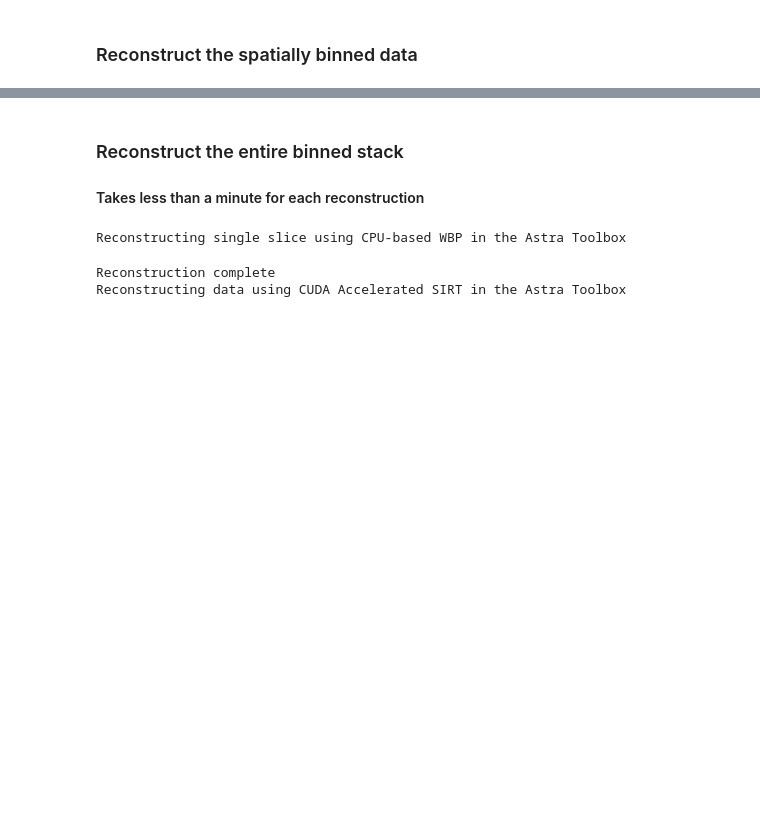
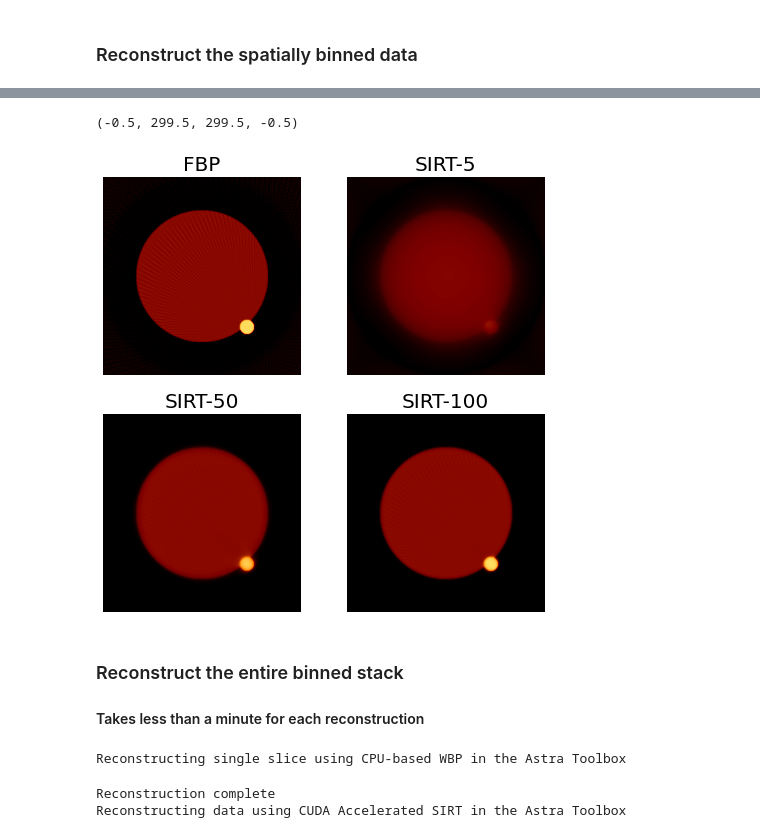
Before and after one commit to usnistgov/etspy, a Jupyter notebook: resources/tomotools demo.ipynb, the cells around one changed output, grey strips where cells are left out. Saved outputs shown, nothing was run; the diff lists cells and outputs as text; code cells hidden in the pictures; blank space fills up the shorter version.

```diff
--- a/resources/tomotools demo.ipynb
+++ b/resources/tomotools demo.ipynb
@@ -19,0 +9,8 @@ Tilts loaded from .RAWTLT File
+# %%
+"""Define data location and load into memory using the IMOD reader"""
+
+stack = ds.get_catalyst_tilt_series()
+stack.metadata.Tomography.tilts = np.arange(0,180,2)
+print("Original data shape: [%s, %s, %s]" % (stack.data.shape))
+rebin = stack.rebin(scale=[1, 2, 2])
+print("Rebinned data shape: [%s, %s, %s]" % (rebin.data.shape))
@@ -25,12 +25,11 @@ Tilts loaded from .RAWTLT File
    5,10,15,20,25, and 30 iterations.  The WBP reconstruction is simply a 2D Numpy array while all of the SIRT reconstructions
    are stored in a dictionary. NOTE: SIRT is performed using a positivity constraint (threshold = 0.0)"""
 
-singleslice = rebin.deepcopy()
-singleslice.data = singleslice.data[:,300:301,:]
-recWBP = singleslice.reconstruct('astraWBP',thickness=25,CUDA=False)
+singleslice = rebin.isig[:, 150:151].deepcopy()
+recFBP = singleslice.reconstruct('FBP', cuda=False)
 
-iters = [5,25,50,75,100,125,150,175,200]
+iters = [5, 50, 100]
 recSIRTs = {}
 for i in iters:
-    recSIRTs[str(i)] = singleslice.reconstruct('astraSIRT',thickness=25,iterations=i,constrain=False,CUDA=True)
+    recSIRTs[str(i)] = singleslice.reconstruct('SIRT', iterations=i, constrain=True, cuda=False)
 # %% [output]
@@ -100,3 +44,25 @@ for i in iters:
+# %%
+"""Display the various reconstructions for comparison"""
+
+fig,ax = plt.subplots(2,2,figsize=(8,8))
+ax[0,0].imshow(recFBP.data[0, :, :], clim=[0,3000],cmap='afmhot')
+ax[0,0].set_title('FBP',size=20)
+ax[0,0].axis('off')
+
+ax[0,1].imshow(recSIRTs['5'].data[0,:,:], clim=[0,3000],cmap='afmhot')
+ax[0,1].set_title('SIRT-5', size=20)
+ax[0,1].axis('off')
+
+ax[1,0].imshow(recSIRTs['50'].data[0,:,:], clim=[0,3000],cmap='afmhot')
+ax[1,0].set_title('SIRT-50', size=20)
+ax[1,0].axis('off')
+
+ax[1,1].imshow(recSIRTs['100'].data[0,:,:], clim=[0,3000],cmap='afmhot')
+ax[1,1].set_title('SIRT-100', size=20)
+ax[1,1].axis('off')
+# %% [output]
+(-0.5, 299.5, 299.5, -0.5)
+[figure, added]
 # %% [markdown]
 ### Reconstruct the entire binned stack
 #### Takes less than a minute for each reconstruction
```
Also changed, not shown: parts of 17 cells of this notebook, 3 other files.
